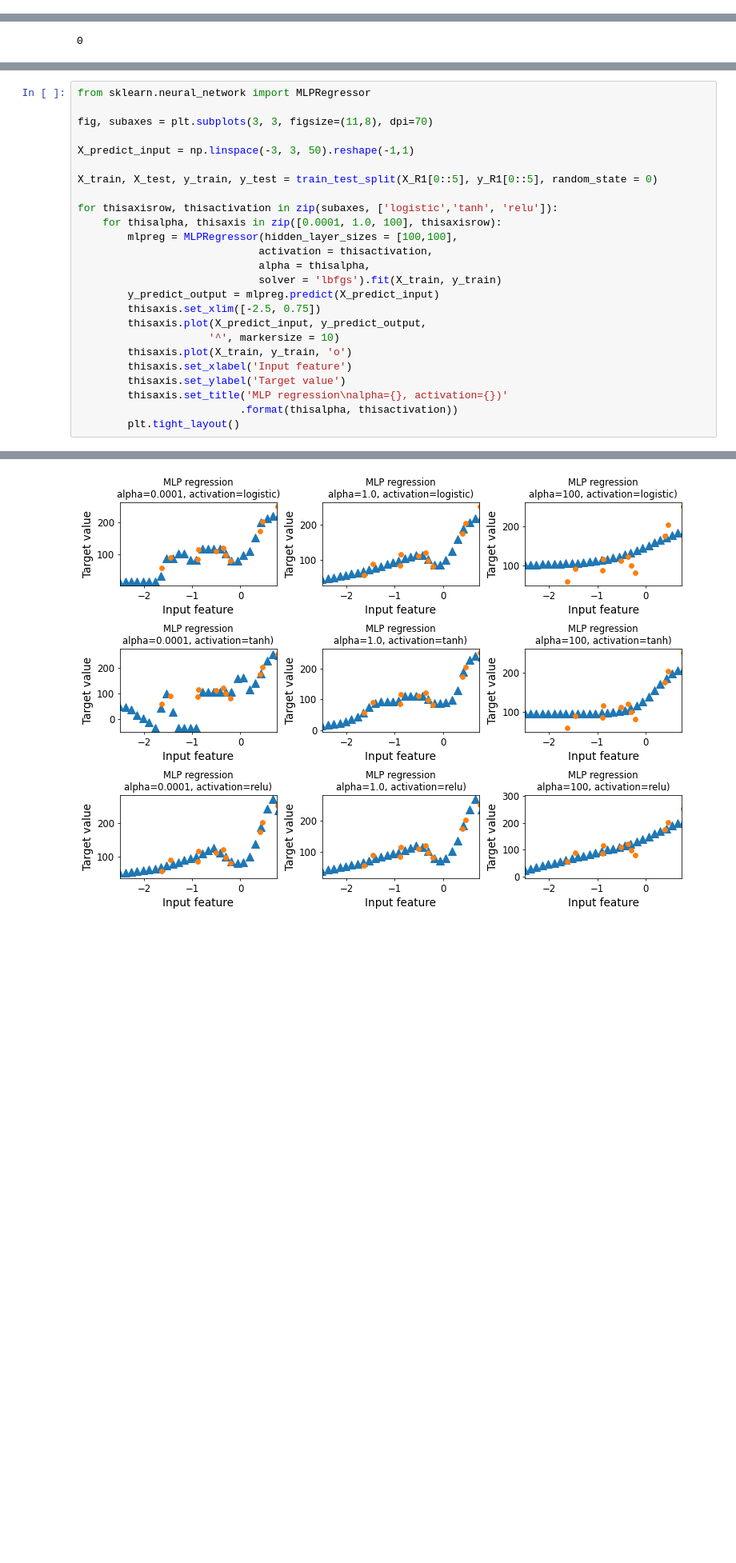
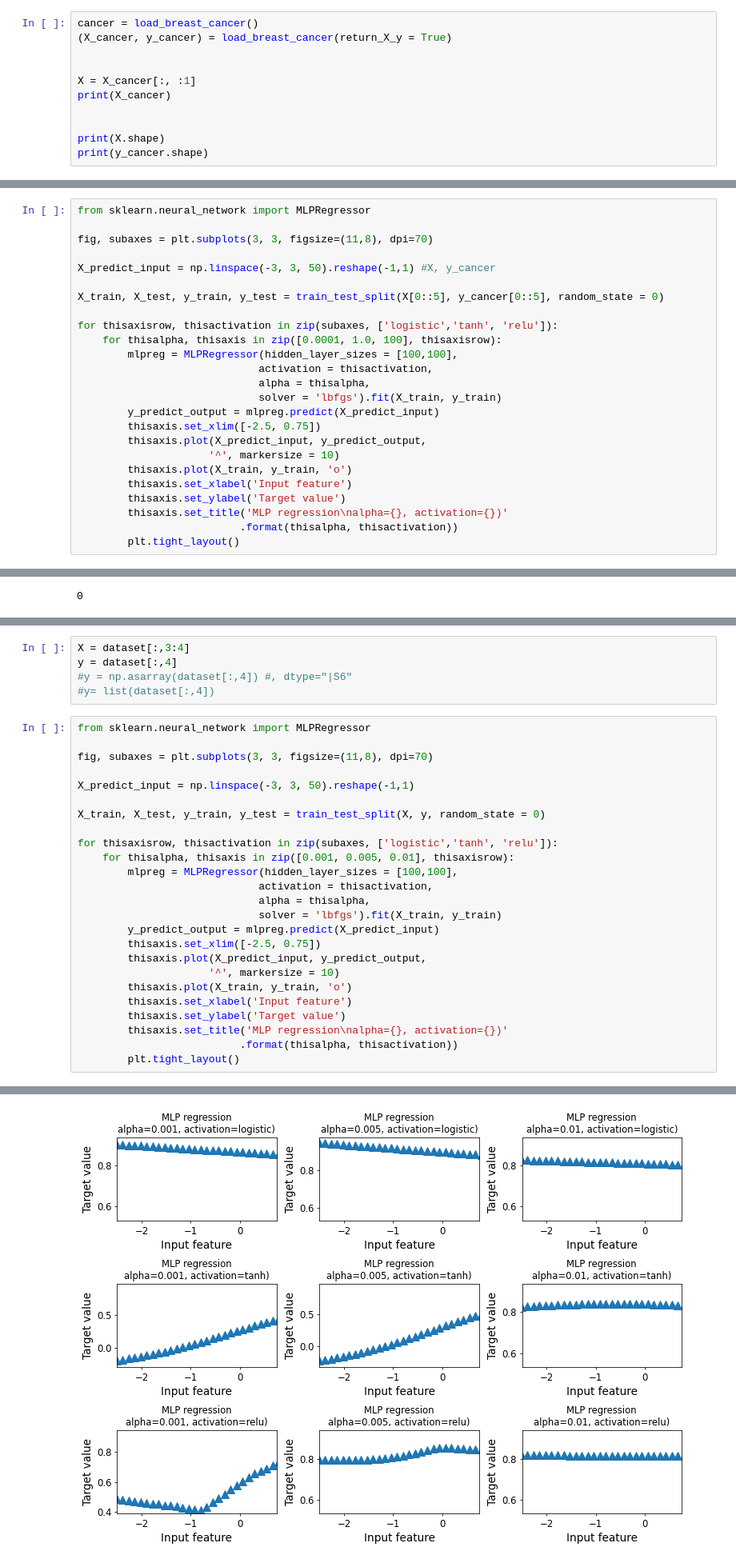
Before and after one commit to xiaomeiX/TW8-NN, a Jupyter notebook: NN_basic.ipynb, the cells around one changed output, grey strips where cells are left out. Shown at 80% size. Saved outputs shown, nothing was run; the diff lists cells and outputs as text; blank space fills up the shorter version.

```diff
--- a/NN_basic.ipynb
+++ b/NN_basic.ipynb
@@ -460,2 +693,13 @@ For each dataset,
 # %% [markdown]
 ### Apply different activation functions (logistic, tanh, relu) and show the effect.
+# %%
+cancer = load_breast_cancer()
+(X_cancer, y_cancer) = load_breast_cancer(return_X_y = True)
+
+
+X = X_cancer[:, :1]
+print(X_cancer)
+
+
+print(X.shape)
+print(y_cancer.shape)
@@ -461,0 +716,25 @@ For each dataset,
+# %%
+from sklearn.neural_network import MLPRegressor
+
+fig, subaxes = plt.subplots(3, 3, figsize=(11,8), dpi=70)
+
+X_predict_input = np.linspace(-3, 3, 50).reshape(-1,1) #X, y_cancer
+
+X_train, X_test, y_train, y_test = train_test_split(X[0::5], y_cancer[0::5], random_state = 0)
+
+for thisaxisrow, thisactivation in zip(subaxes, ['logistic','tanh', 'relu']):
+    for thisalpha, thisaxis in zip([0.0001, 1.0, 100], thisaxisrow):
+        mlpreg = MLPRegressor(hidden_layer_sizes = [100,100],
+                             activation = thisactivation,
+                             alpha = thisalpha,
+                             solver = 'lbfgs').fit(X_train, y_train)
+        y_predict_output = mlpreg.predict(X_predict_input)
+        thisaxis.set_xlim([-2.5, 0.75])
+        thisaxis.plot(X_predict_input, y_predict_output,
+                     '^', markersize = 10)
+        thisaxis.plot(X_train, y_train, 'o')
+        thisaxis.set_xlabel('Input feature')
+        thisaxis.set_ylabel('Target value')
+        thisaxis.set_title('MLP regression\nalpha={}, activation={})'
+                          .format(thisalpha, thisactivation))
+        plt.tight_layout()
@@ -727,5 +1100,10 @@ plt.show()
 # %% [markdown]
 ### Apply different activation functions (logistic, tanh, relu) and show the effect.
+# %%
+X = dataset[:,3:4]
+y = dataset[:,4]
+#y = np.asarray(dataset[:,4]) #, dtype="|S6"
+#y= list(dataset[:,4])
 # %%
 from sklearn.neural_network import MLPRegressor
 
@@ -733,10 +1111,10 @@ fig, subaxes = plt.subplots(3, 3, figsize=(11,8), dpi=70)
 
 X_predict_input = np.linspace(-3, 3, 50).reshape(-1,1)
 
-X_train, X_test, y_train, y_test = train_test_split(X_R1[0::5], y_R1[0::5], random_state = 0)
+X_train, X_test, y_train, y_test = train_test_split(X, y, random_state = 0)
 
 for thisaxisrow, thisactivation in zip(subaxes, ['logistic','tanh', 'relu']):
-    for thisalpha, thisaxis in zip([0.0001, 1.0, 100], thisaxisrow):
+    for thisalpha, thisaxis in zip([0.001, 0.005, 0.01], thisaxisrow):
         mlpreg = MLPRegressor(hidden_layer_sizes = [100,100],
                              activation = thisactivation,
                              alpha = thisalpha,
@@ -772,3 +1138,3 @@ Increase the number of iterations (max_iter) or scale the data as shown in:
-[figure, old version]
+[figure, new version]
 # %% [markdown]
 ### Compare the results without scaling and with scaling.
```
Also changed, not shown: parts of 38 cells of this notebook, 9 other files.
